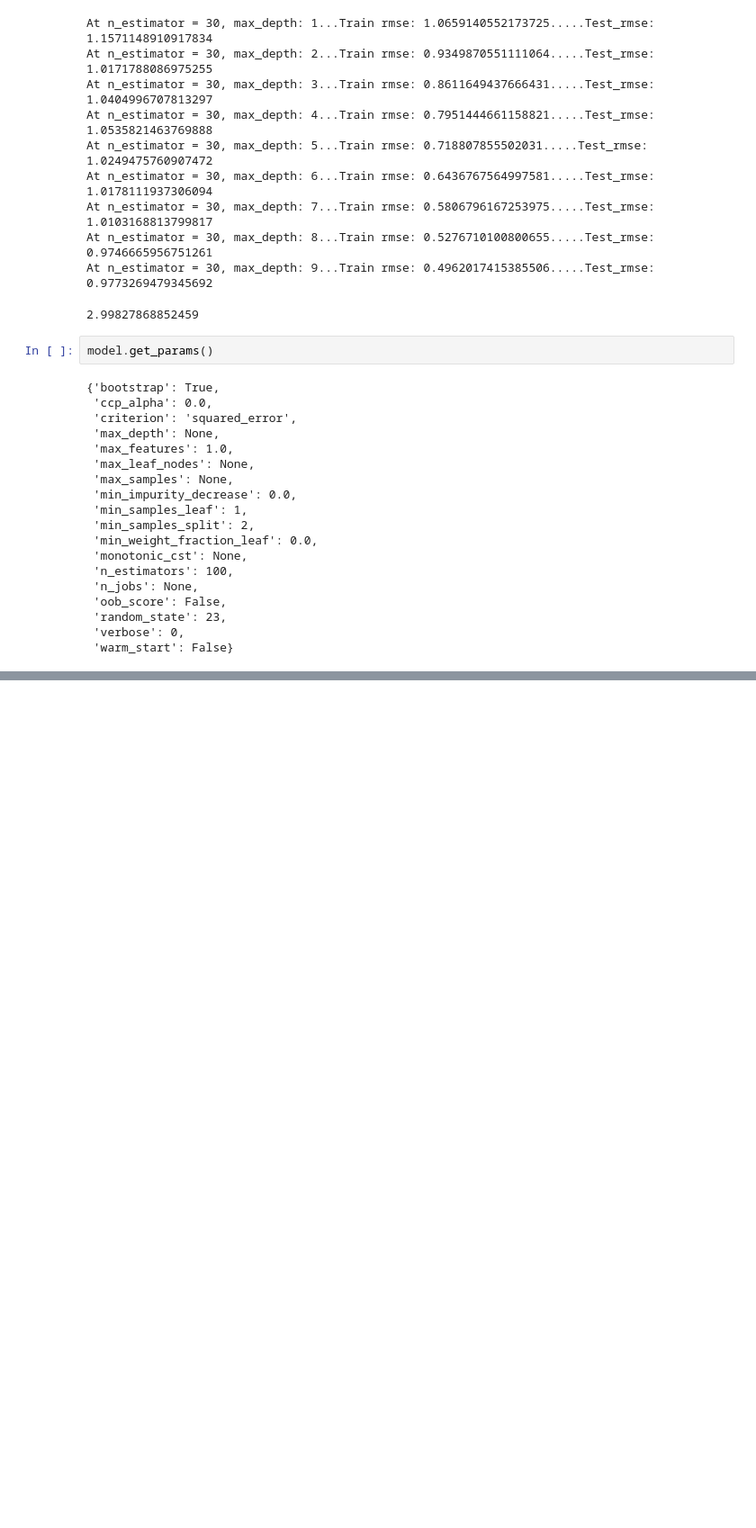
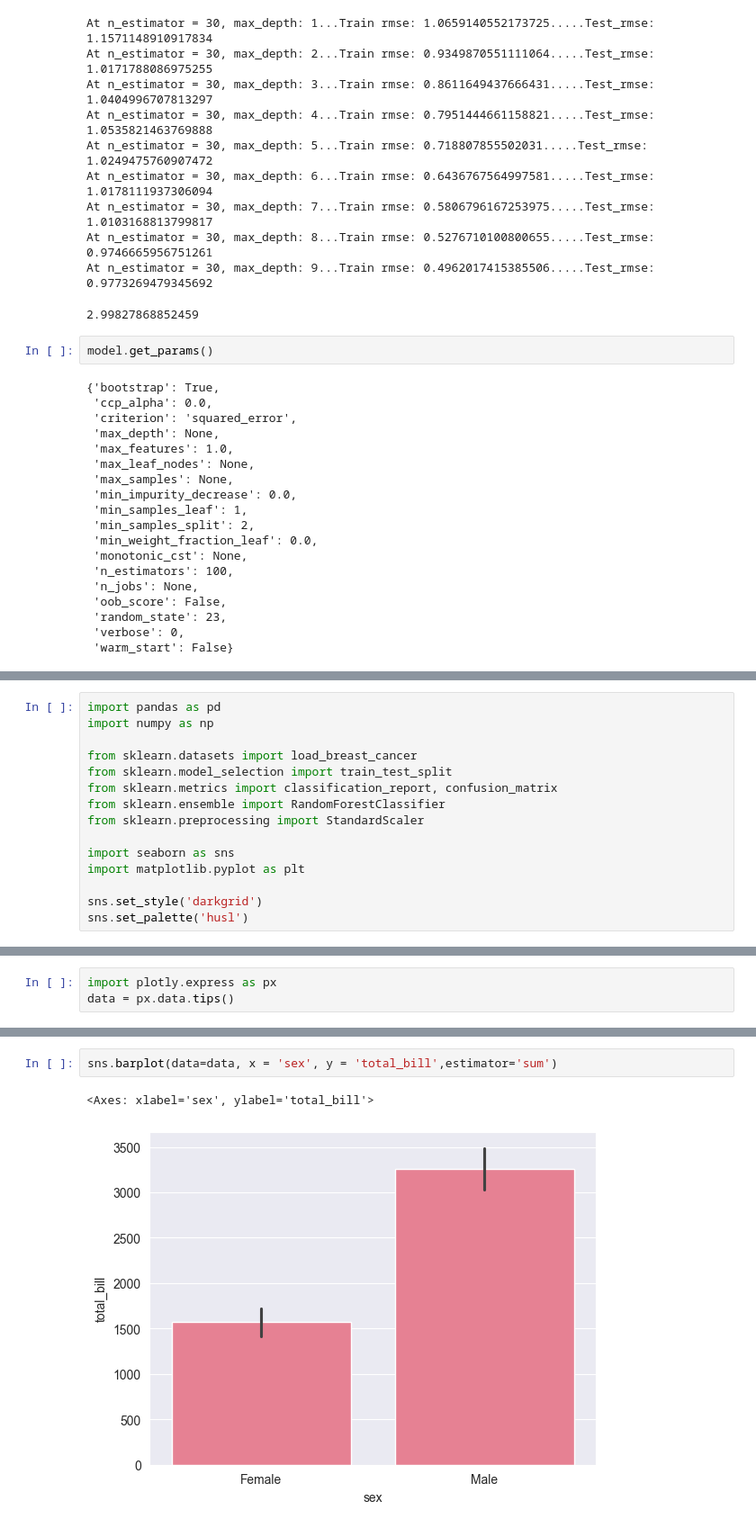
Before and after one commit to Muyiiwaa/machine_learning_notes, a Jupyter notebook: supervised_learning/random_forest.ipynb, the cells around one changed output, grey strips where cells are left out. Shown at 90% size. Saved outputs shown, nothing was run; the diff lists cells and outputs as text; blank space fills up the shorter version.

```diff
--- a/supervised_learning/random_forest.ipynb
+++ b/supervised_learning/random_forest.ipynb
@@ -121,0 +112,15 @@ data_flower.head()
+# %%
+import pandas as pd
+import numpy as np
+
+from sklearn.datasets import load_breast_cancer
+from sklearn.model_selection import train_test_split
+from sklearn.metrics import classification_report, confusion_matrix
+from sklearn.ensemble import RandomForestClassifier
+from sklearn.preprocessing import StandardScaler
+
+import seaborn as sns
+import matplotlib.pyplot as plt
+
+sns.set_style('darkgrid')
+sns.set_palette('husl')
@@ -121,0 +273,3 @@ data_flower.head()
+# %%
+import plotly.express as px
+data = px.data.tips()
@@ -121,0 +285,5 @@ data_flower.head()
+# %%
+sns.barplot(data=data, x = 'sex', y = 'total_bill',estimator='sum')
+# %% [output]
+<Axes: xlabel='sex', ylabel='total_bill'>
+[figure, added]
```
Also changed, not shown: parts of 20 cells of this notebook.
